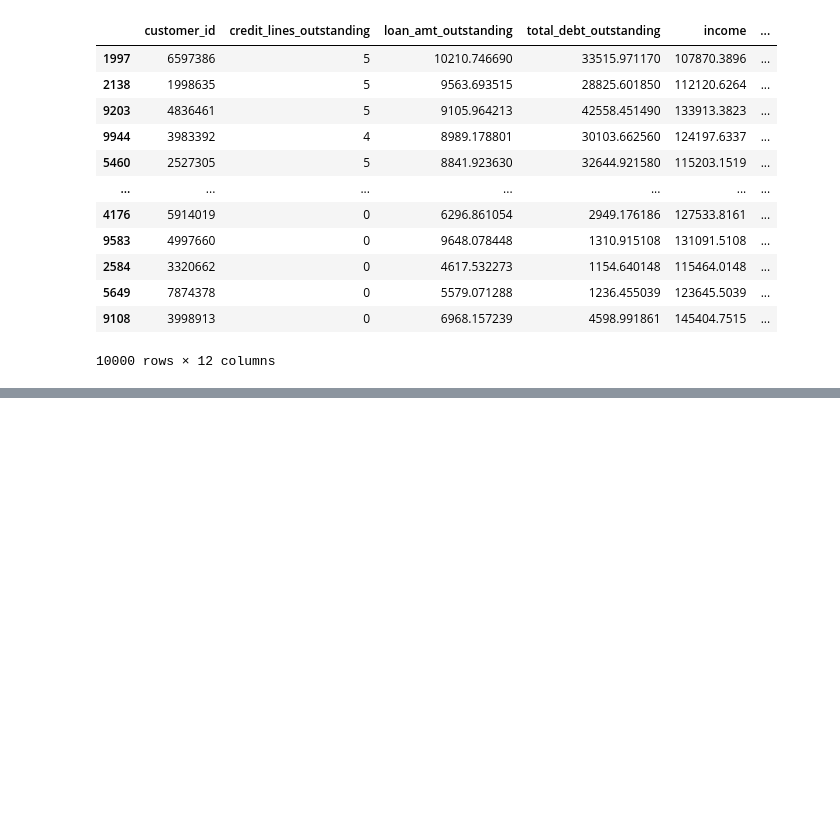
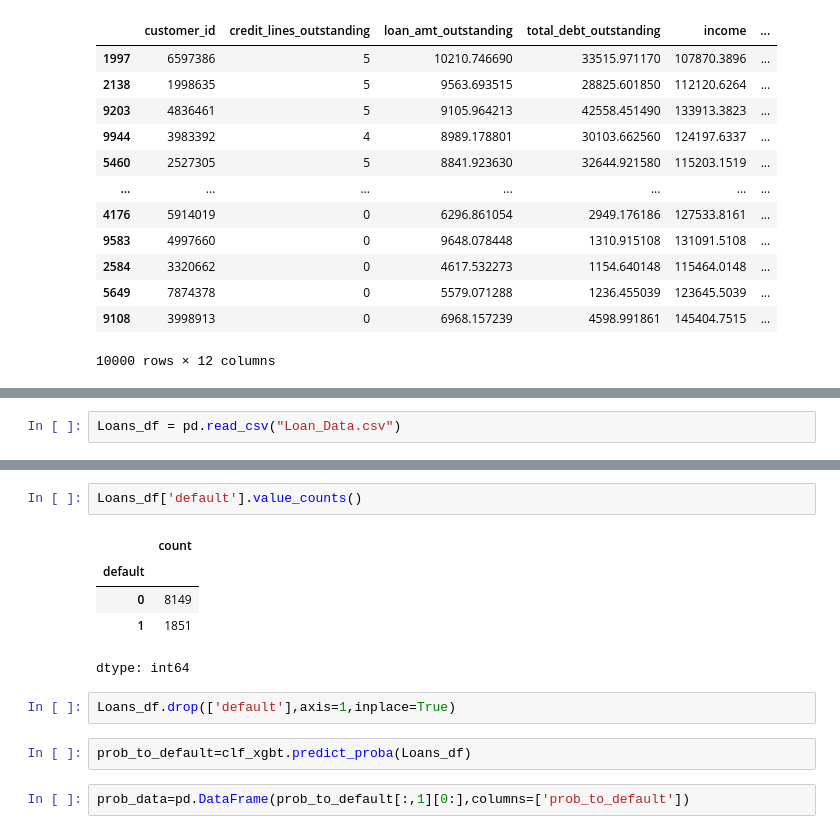
Before and after one commit to urvihp1001/JPMorganQuant, a Jupyter notebook: JPMC3.ipynb, the cells around one changed output, grey strips where cells are left out. Saved outputs shown, nothing was run; the diff lists cells and outputs as text; blank space fills up the shorter version.

```diff
--- a/JPMC3.ipynb
+++ b/JPMC3.ipynb
@@ -481,0 +486,2 @@ Loans_df.sort_values('expected_loss',ascending=False)
+# %%
+Loans_df = pd.read_csv("Loan_Data.csv")
@@ -481,0 +580,14 @@ Loans_df.sort_values('expected_loss',ascending=False)
+# %%
+Loans_df['default'].value_counts()
+# %% [output]
+|  | count |
+| default |  |
+| 0 | 8149 |
+| 1 | 1851 |
+dtype: int64
+# %%
+Loans_df.drop(['default'],axis=1,inplace=True)
+# %%
+prob_to_default=clf_xgbt.predict_proba(Loans_df)
+# %%
+prob_data=pd.DataFrame(prob_to_default[:,1][0:],columns=['prob_to_default'])
```
Also changed, not shown: parts of 20 cells of this notebook.
